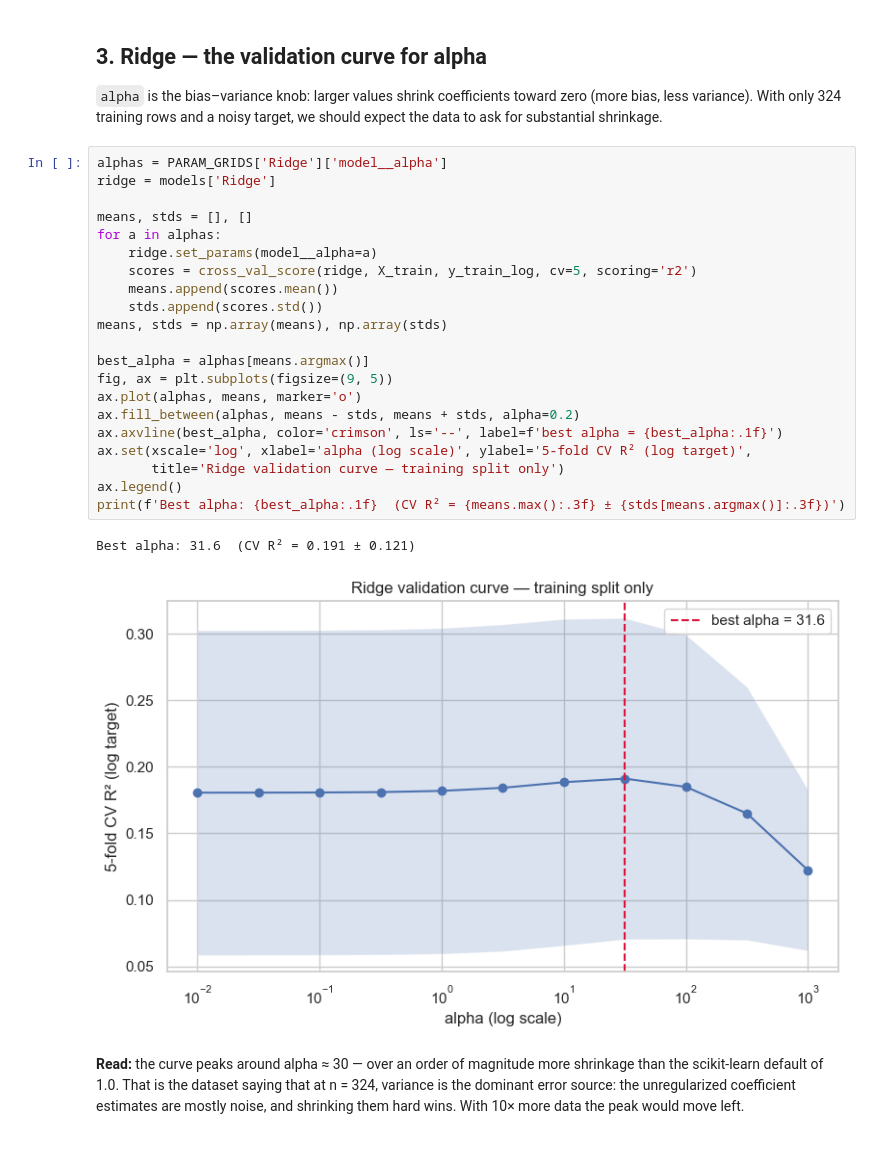
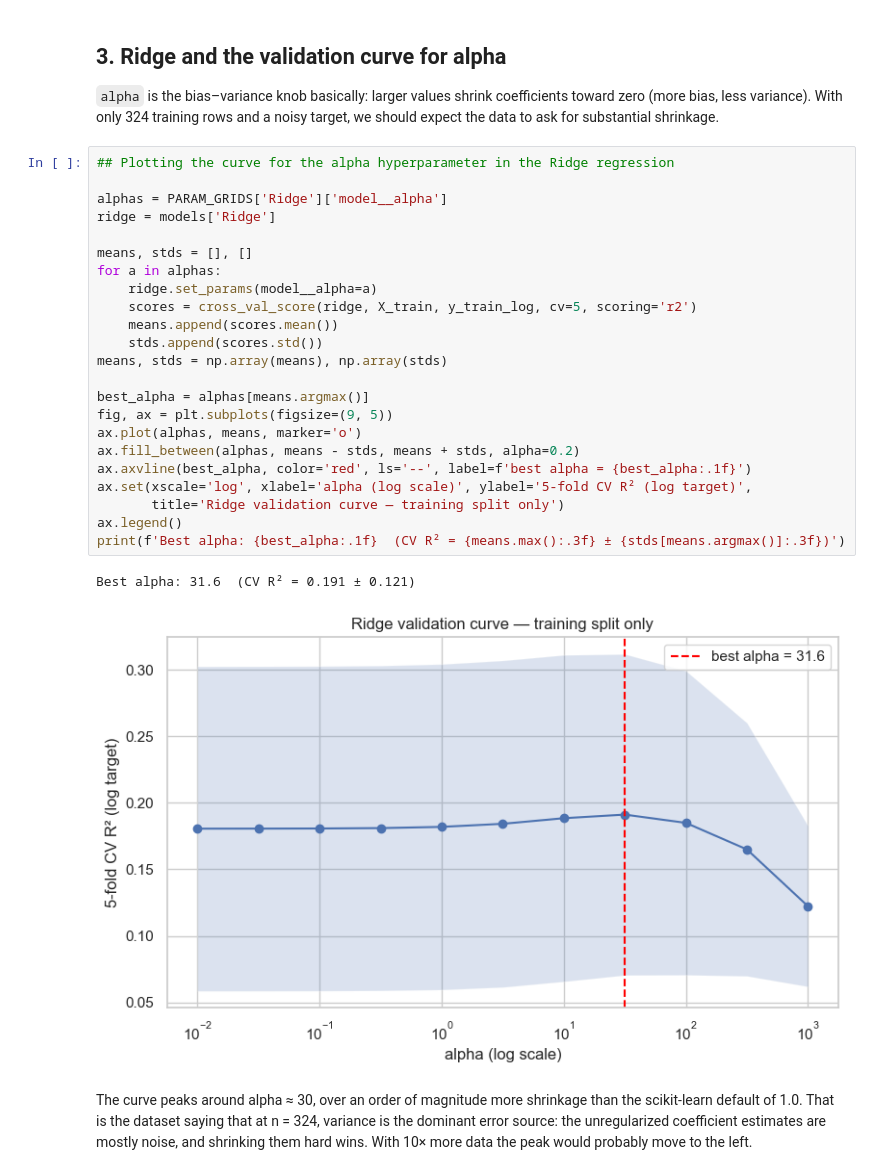
Before and after one commit to tubolyroli/football-transfer-valuation, a Jupyter notebook: notebooks/02_modeling.ipynb, the cells around one changed output. Saved outputs shown, nothing was run; the diff lists cells and outputs as text.

```diff
--- a/notebooks/02_modeling.ipynb
+++ b/notebooks/02_modeling.ipynb
@@ -85,38 +77,35 @@ PARAM_GRIDS
   'model__n_estimators': [100, 300],
   'model__max_depth': [2, 3]}}
 # %% [markdown]
-## 3. Ridge — the validation curve for alpha
+## 3. Ridge and the validation curve for alpha
 
-`alpha` is the bias–variance knob: larger values shrink coefficients toward zero
-(more bias, less variance). With only 324 training rows and a noisy target, we should
-expect the data to ask for substantial shrinkage.
+`alpha` is the bias–variance knob basically: larger values shrink coefficients toward zero (more bias, less variance). With only 324 training rows and a noisy target, we should expect the data to ask for substantial shrinkage.
 # %%
+## Plotting the curve for the alpha hyperparameter in the Ridge regression
+
 alphas = PARAM_GRIDS['Ridge']['model__alpha']
 ridge = models['Ridge']
 
 means, stds = [], []
 for a in alphas:
     ridge.set_params(model__alpha=a)
     scores = cross_val_score(ridge, X_train, y_train_log, cv=5, scoring='r2')
     means.append(scores.mean())
     stds.append(scores.std())
 means, stds = np.array(means), np.array(stds)
 
 best_alpha = alphas[means.argmax()]
 fig, ax = plt.subplots(figsize=(9, 5))
 ax.plot(alphas, means, marker='o')
 ax.fill_between(alphas, means - stds, means + stds, alpha=0.2)
-ax.axvline(best_alpha, color='crimson', ls='--', label=f'best alpha = {best_alpha:.1f}')
+ax.axvline(best_alpha, color='red', ls='--', label=f'best alpha = {best_alpha:.1f}')
 ax.set(xscale='log', xlabel='alpha (log scale)', ylabel='5-fold CV R² (log target)',
        title='Ridge validation curve — training split only')
 ax.legend()
 print(f'Best alpha: {best_alpha:.1f}  (CV R² = {means.max():.3f} ± {stds[means.argmax()]:.3f})')
 # %% [output]
 Best alpha: 31.6  (CV R² = 0.191 ± 0.121)
-[figure, old version]
+[figure, new version]
 # %% [markdown]
-**Read:** the curve peaks around alpha ≈ 30 — over an order of magnitude more shrinkage
-than the scikit-learn default of 1.0. That is the dataset saying that at n = 324,
-variance is the dominant error source: the unregularized coefficient estimates are
-mostly noise, and shrinking them hard wins. With 10× more data the peak would move left.
+The curve peaks around alpha ≈ 30, over an order of magnitude more shrinkage than the scikit-learn default of 1.0. That is the dataset saying that at n = 324, variance is the dominant error source: the unregularized coefficient estimates are mostly noise, and shrinking them hard wins. With 10× more data the peak would probably move to the left.
 # %% [markdown]
```
Also changed, not shown: parts of 15 cells of this notebook, 2 other files.
